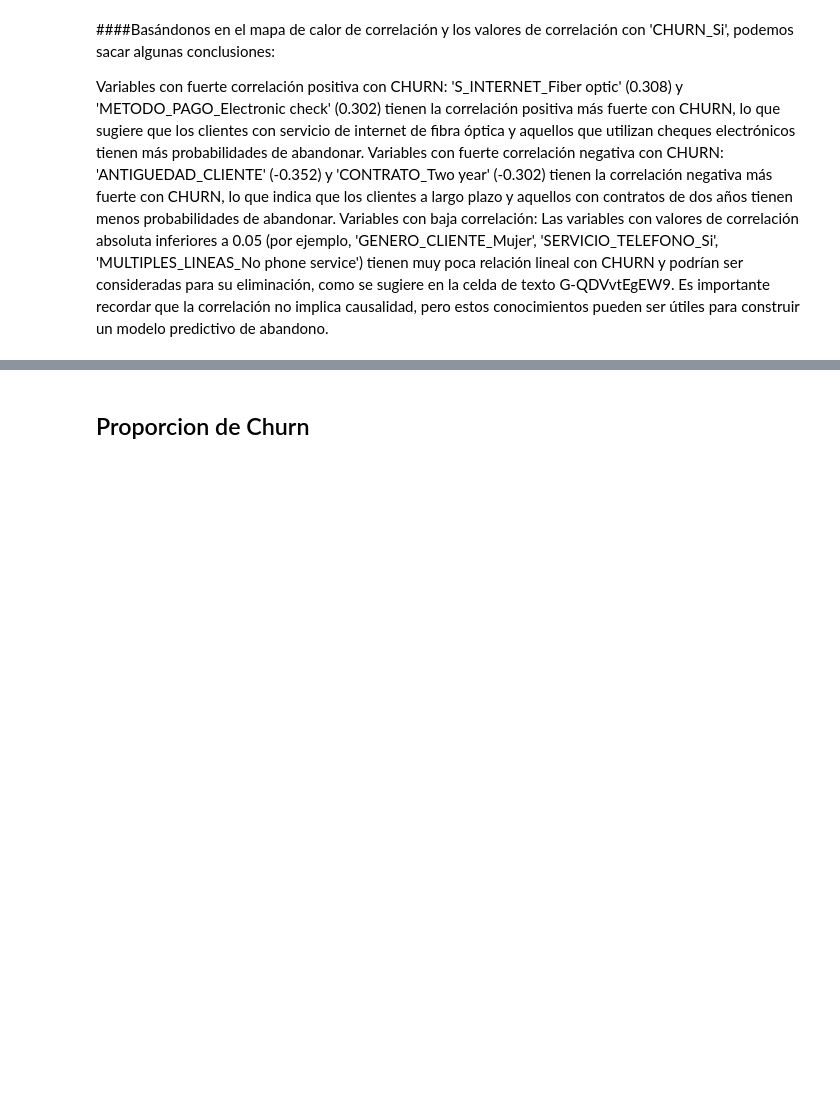
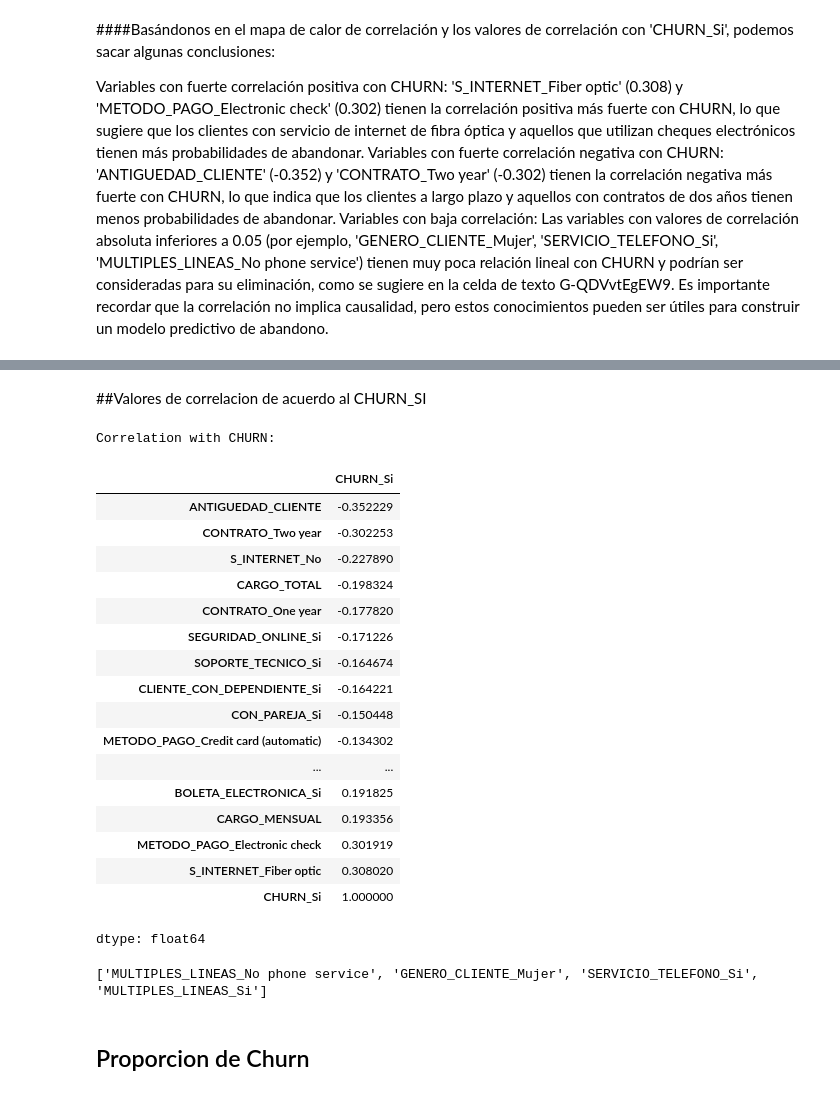
Before and after one commit to raohxxx/Telecom-2-challenge, a Jupyter notebook: telecomX2.ipynb, the cells around one changed output, grey strips where cells are left out. Saved outputs shown, nothing was run; the diff lists cells and outputs as text; code cells hidden in the pictures; blank space fills up the shorter version.

```diff
--- a/telecomX2.ipynb
+++ b/telecomX2.ipynb
@@ -229,0 +294,31 @@ Es importante recordar que la correlación no implica causalidad, pero estos con
+# %% [markdown]
+##Valores de correlacion de acuerdo al CHURN_SI
+# %%
+correlation_matrix = df.corr()
+print("Correlation with CHURN:")
+display(correlation_matrix['CHURN_Si'].sort_values(ascending=True))
+# %% [output]
+Correlation with CHURN:
+|  | CHURN_Si |
+| ANTIGUEDAD_CLIENTE | -0.352229 |
+| CONTRATO_Two year | -0.302253 |
+| S_INTERNET_No | -0.227890 |
+| CARGO_TOTAL | -0.198324 |
+| CONTRATO_One year | -0.177820 |
+| SEGURIDAD_ONLINE_Si | -0.171226 |
+| SOPORTE_TECNICO_Si | -0.164674 |
+| CLIENTE_CON_DEPENDIENTE_Si | -0.164221 |
+| CON_PAREJA_Si | -0.150448 |
+| METODO_PAGO_Credit card (automatic) | -0.134302 |
+| ... | ... |
+| BOLETA_ELECTRONICA_Si | 0.191825 |
+| CARGO_MENSUAL | 0.193356 |
+| METODO_PAGO_Electronic check | 0.301919 |
+| S_INTERNET_Fiber optic | 0.308020 |
+| CHURN_Si | 1.000000 |
+dtype: float64
+# %%
+columnas_baja_correlacion = ['MULTIPLES_LINEAS_No phone service', 'GENERO_CLIENTE_Mujer', 'SERVICIO_TELEFONO_Si', 'MULTIPLES_LINEAS_Si']
+print(columnas_baja_correlacion)
+# %% [output]
+['MULTIPLES_LINEAS_No phone service', 'GENERO_CLIENTE_Mujer', 'SERVICIO_TELEFONO_Si', 'MULTIPLES_LINEAS_Si']
```
Also changed, not shown: parts of 14 cells of this notebook.
